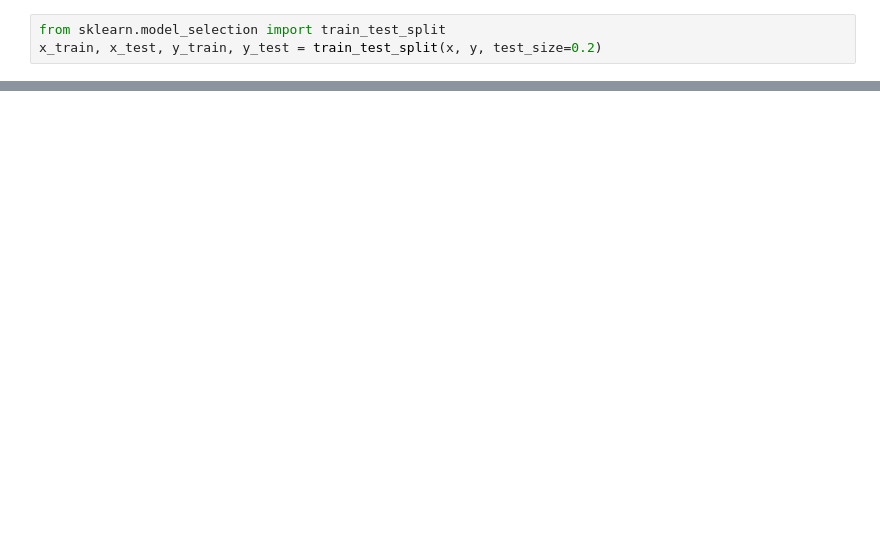
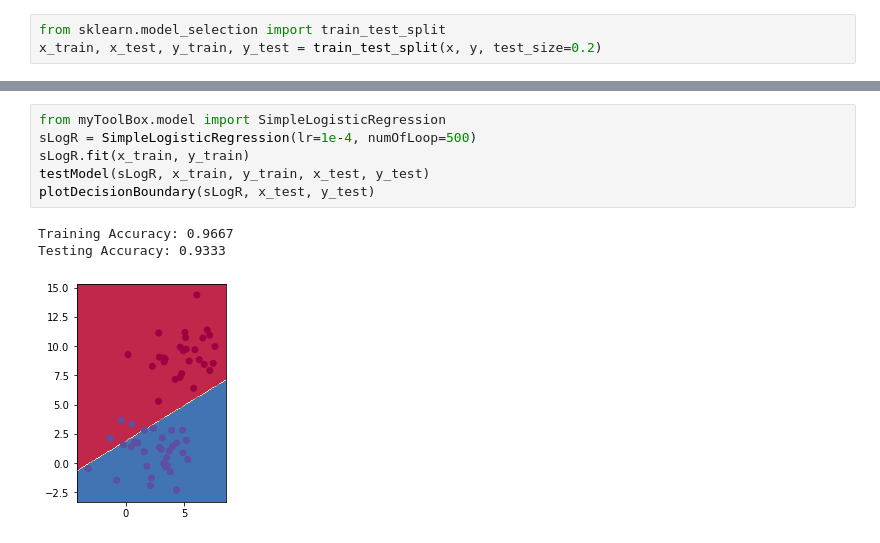
Before and after one commit to Jamison-Chen/DataScience, a Jupyter notebook: main.ipynb, the cells around one changed output, grey strips where cells are left out. Saved outputs shown, nothing was run; the diff lists cells and outputs as text; blank space fills up the shorter version.

Commit message:
Complete Logistic Regression

```diff
--- a/main.ipynb
+++ b/main.ipynb
@@ -49,0 +50,10 @@ Testing Accuracy: 0.9667
+# %%
+from myToolBox.model import SimpleLogisticRegression
+sLogR = SimpleLogisticRegression(lr=1e-4, numOfLoop=500)
+sLogR.fit(x_train, y_train)
+testModel(sLogR, x_train, y_train, x_test, y_test)
+plotDecisionBoundary(sLogR, x_test, y_test)
+# %% [output]
+Training Accuracy: 0.9667
+Testing Accuracy: 0.9333
+[figure, added]
```
Also changed, not shown: parts of 8 cells of this notebook, 2 other files.
